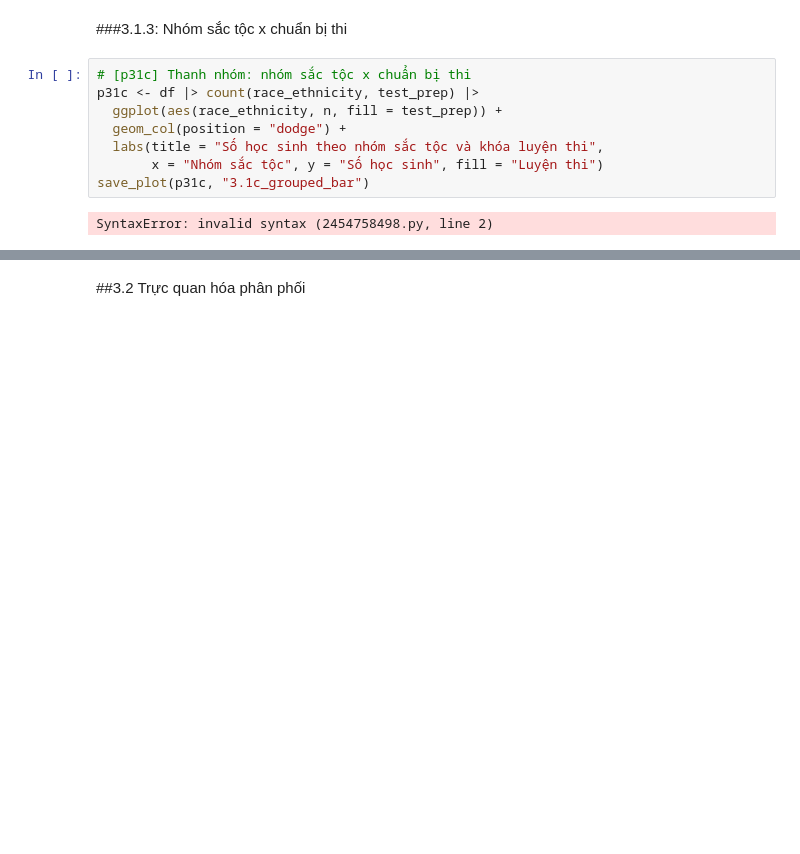
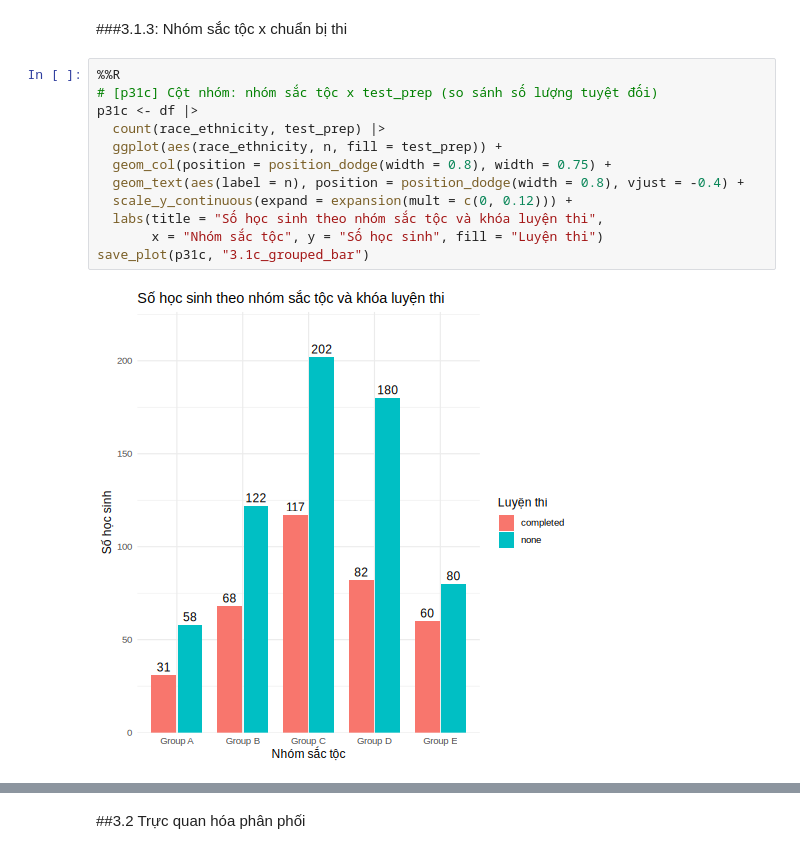
Before and after one commit to 25-DoThanQuocKhanh-24174600024/DHKL18A1HN_Do_An_Nhom_2_CD_3, a Jupyter notebook: Đồ_Án_1_Nhóm_2_2_DHKL18A1HN.ipynb, the cells around one changed output, grey strips where cells are left out. Saved outputs shown, nothing was run; the diff lists cells and outputs as text; blank space fills up the shorter version.

```diff
--- a/Đồ_Án_1_Nhóm_2_2_DHKL18A1HN.ipynb
+++ b/Đồ_Án_1_Nhóm_2_2_DHKL18A1HN.ipynb
@@ -1008,12 +1008,16 @@ save_plot(p31b, "3.1b_so_luong_hoc_van_phu_huynh")
 # %% [markdown]
 ###3.1.3: Nhóm sắc tộc x chuẩn bị thi
 # %%
-# [p31c] Thanh nhóm: nhóm sắc tộc x chuẩn bị thi
-p31c <- df |> count(race_ethnicity, test_prep) |>
+%%R
+# [p31c] Cột nhóm: nhóm sắc tộc x test_prep (so sánh số lượng tuyệt đối)
+p31c <- df |>
+  count(race_ethnicity, test_prep) |>
   ggplot(aes(race_ethnicity, n, fill = test_prep)) +
-  geom_col(position = "dodge") +
+  geom_col(position = position_dodge(width = 0.8), width = 0.75) +
+  geom_text(aes(label = n), position = position_dodge(width = 0.8), vjust = -0.4) +
+  scale_y_continuous(expand = expansion(mult = c(0, 0.12))) +
   labs(title = "Số học sinh theo nhóm sắc tộc và khóa luyện thi",
        x = "Nhóm sắc tộc", y = "Số học sinh", fill = "Luyện thi")
 save_plot(p31c, "3.1c_grouped_bar")
 # %% [output]
-SyntaxError: invalid syntax (2454758498.py, line 2)
+[figure, added]
```
Also changed, not shown: parts of 12 cells of this notebook.
